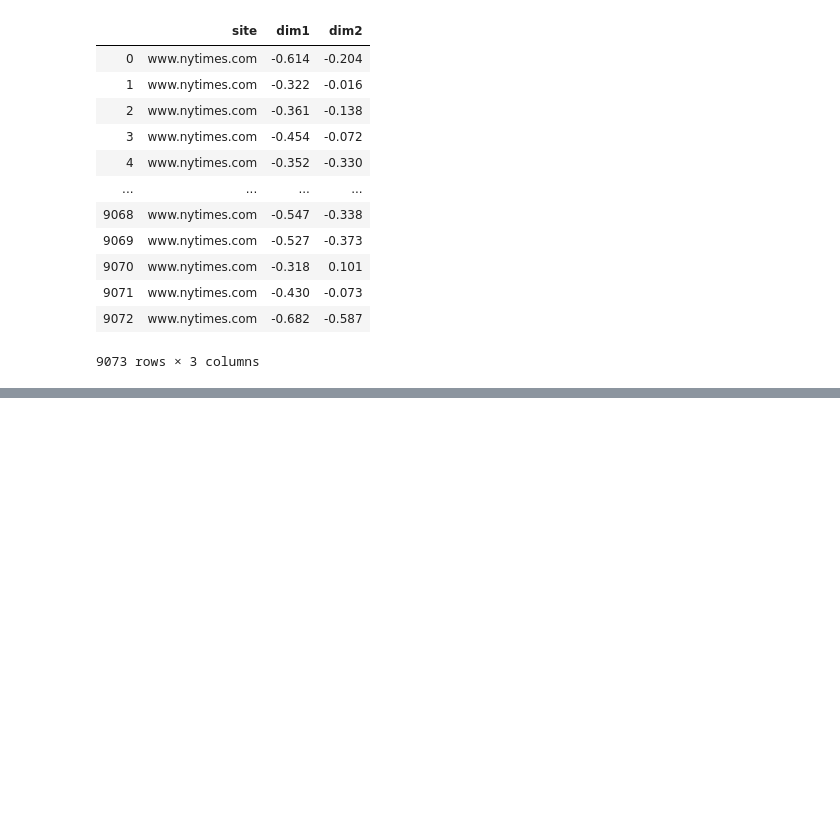
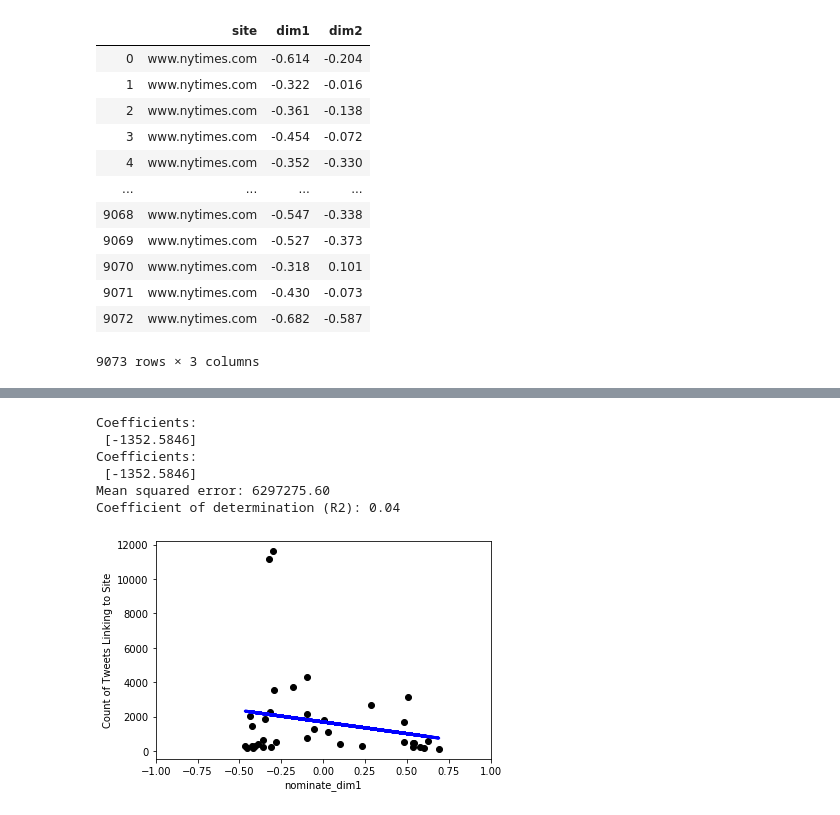
Before and after one commit to michaelpkuhn/mediabias, a Jupyter notebook: plotter.ipynb, the cells around one changed output, grey strips where cells are left out. Cells and saved outputs as stored; diff of their text form; code cells hidden in the pictures; blank space fills up the shorter version.

```diff
--- a/plotter.ipynb
+++ b/plotter.ipynb
@@ -111,0 +223,10 @@ df3
+# %%
+query = "select domain_name, round(avg(nominate_dim1),3) AS nominate_dim1, round(avg(nominate_dim2),3) AS nominate_dim2, count(domain_name) from filtered_table GROUP BY domain_name"
+results3 = engine.execute(query).fetchall()
+# %%
+import pandas as pd
+df3 = pd.DataFrame(results3,columns=["Site","nominate_dim1","nominate_dim2", 'count'])
+df3 = df3.astype({'nominate_dim1':'float32','nominate_dim2':'float32'})
+dim1_ls3 = np.array(df3['nominate_dim1']).reshape(-1, 1)
+count_ls = list(df3['count'])
+df3
@@ -111,0 +251,35 @@ df3
+# %%
+from sklearn import linear_model
+reg = linear_model.LinearRegression()
+reg.fit(dim1_ls3, count_ls)
+# The coefficients
+y_predict3 = reg.predict(dim1_ls3)
+
+from sklearn.metrics import mean_squared_error, r2_score
+# The coefficients
+print('Coefficients: \n', reg.coef_)
+# The mean squared error
+print('Mean squared error: %.2f'
+      % mean_squared_error(count_ls, y_predict3))
+# The coefficient of determination: 1 is perfect prediction
+print('Coefficient of determination (R2): %.2f'
+      % r2_score(count_ls, y_predict3))
+# %% [output]
+Coefficients:
+ [-1352.5846]
+Coefficients:
+ [-1352.5846]
+Mean squared error: 6297275.60
+Coefficient of determination (R2): 0.04
+# %%
+import matplotlib.pyplot as plt
+
+plt.scatter(dim1_ls3, count_ls, color = 'black')
+plt.plot(dim1_ls3, y_predict3, color='blue', linewidth=3)
+plt.xlim(-1,1)
+#plt.ylim(-1,1)
+plt.xlabel('nominate_dim1')
+plt.ylabel("Count of Tweets Linking to Site")
+plt.show()
+# %% [output]
+[figure, added]
```
Also changed, not shown: parts of 34 cells of this notebook, 4 other files.
